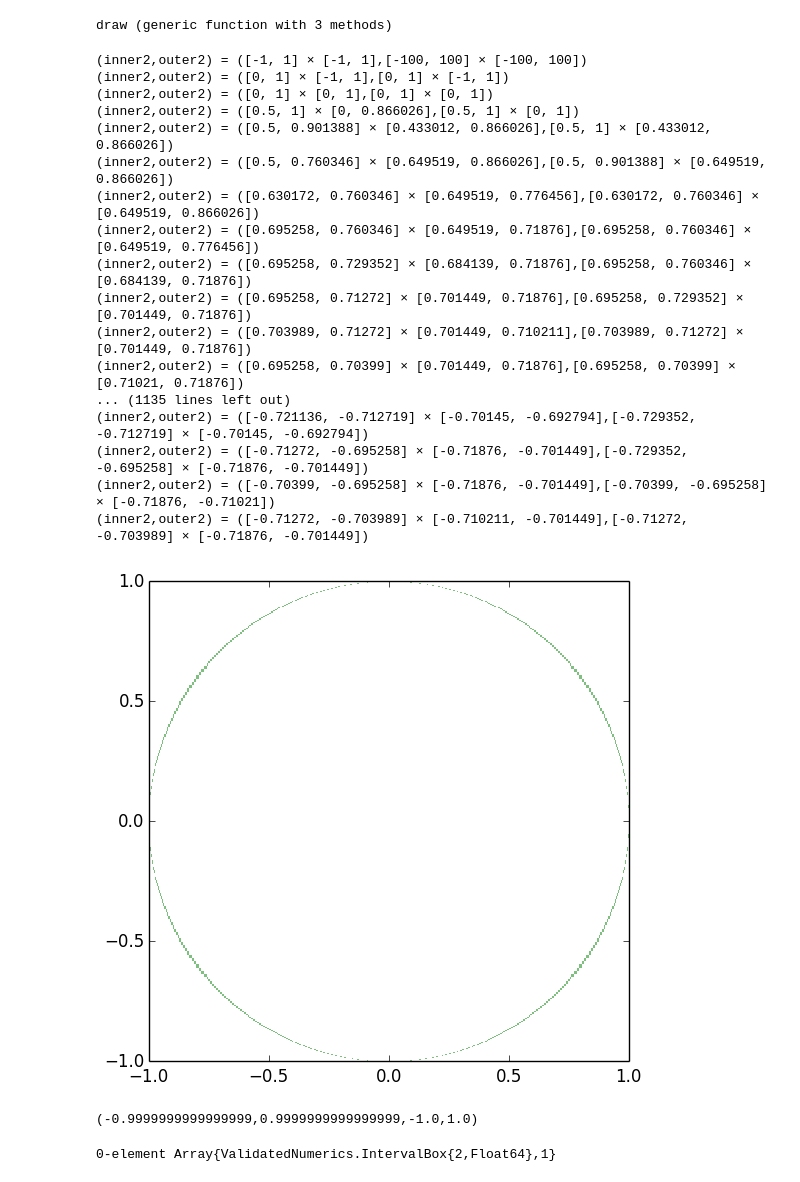
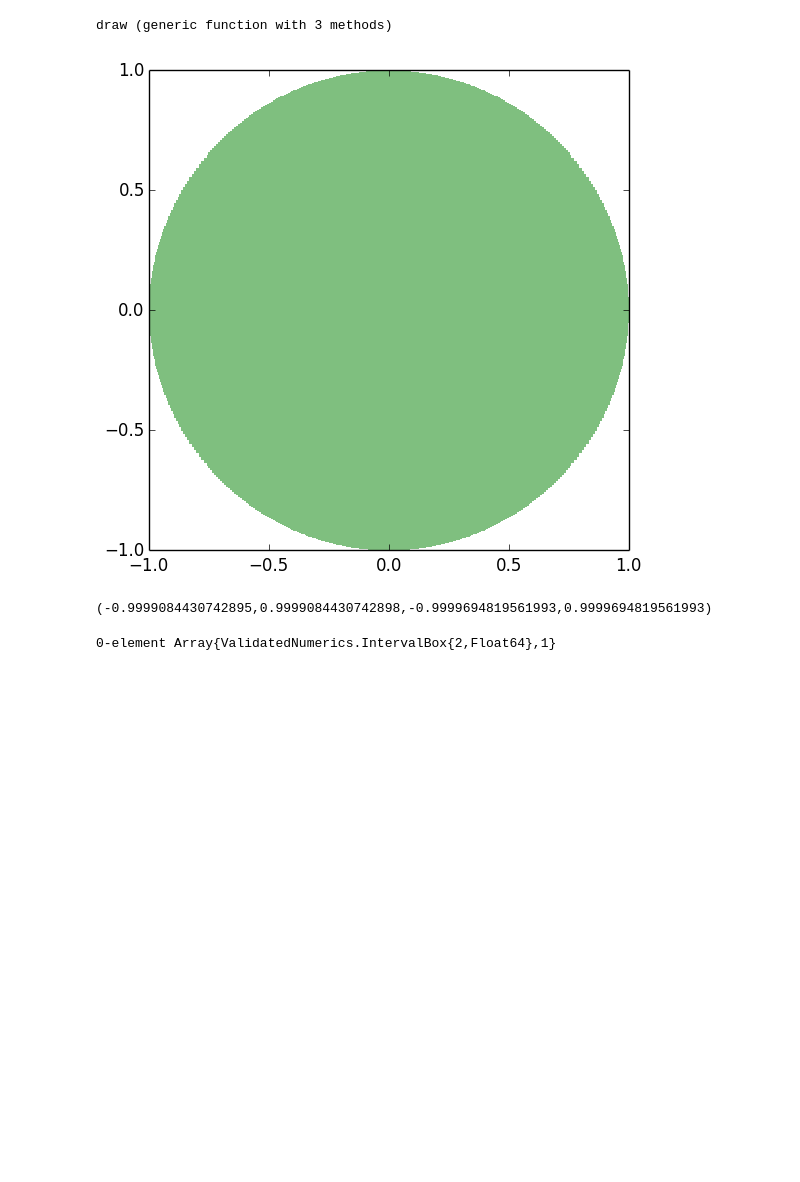
Before and after one commit to JuliaIntervals/IntervalConstraintProgramming.jl, a Jupyter notebook: examples/Set inversion with separators examples.ipynb, the cells around one changed output. Drawn from its saved outputs; the diff is of its cells as text; code cells hidden in the pictures; blank space fills up the shorter version.

```diff
--- a/examples/Set inversion with separators examples.ipynb
+++ b/examples/Set inversion with separators examples.ipynb
@@ -25,27 +25,10 @@ draw (generic function with 3 methods)
 # %%
 X = IntervalBox(-100..100, -100..100)
 inner, boundary = set_inversion(S1, X, ldexp(1., -6))
-draw(boundary)
+draw(inner)
 # %% [output]
+[figure, new version]
-(inner2,outer2) = ([-1, 1] × [-1, 1],[-100, 100] × [-100, 100])
-(inner2,outer2) = ([0, 1] × [-1, 1],[0, 1] × [-1, 1])
-(inner2,outer2) = ([0, 1] × [0, 1],[0, 1] × [0, 1])
-(inner2,outer2) = ([0.5, 1] × [0, 0.866026],[0.5, 1] × [0, 1])
-(inner2,outer2) = ([0.5, 0.901388] × [0.433012, 0.866026],[0.5, 1] × [0.433012, 0.866026])
-(inner2,outer2) = ([0.5, 0.760346] × [0.649519, 0.866026],[0.5, 0.901388] × [0.649519, 0.866026])
-(inner2,outer2) = ([0.630172, 0.760346] × [0.649519, 0.776456],[0.630172, 0.760346] × [0.649519, 0.866026])
-(inner2,outer2) = ([0.695258, 0.760346] × [0.649519, 0.71876],[0.695258, 0.760346] × [0.649519, 0.776456])
-(inner2,outer2) = ([0.695258, 0.729352] × [0.684139, 0.71876],[0.695258, 0.760346] × [0.684139, 0.71876])
-(inner2,outer2) = ([0.695258, 0.71272] × [0.701449, 0.71876],[0.695258, 0.729352] × [0.701449, 0.71876])
-(inner2,outer2) = ([0.703989, 0.71272] × [0.701449, 0.710211],[0.703989, 0.71272] × [0.701449, 0.71876])
-(inner2,outer2) = ([0.695258, 0.70399] × [0.701449, 0.71876],[0.695258, 0.70399] × [0.71021, 0.71876])
-... (1135 lines left out)
-(inner2,outer2) = ([-0.721136, -0.712719] × [-0.70145, -0.692794],[-0.729352, -0.712719] × [-0.70145, -0.692794])
-(inner2,outer2) = ([-0.71272, -0.695258] × [-0.71876, -0.701449],[-0.729352, -0.695258] × [-0.71876, -0.701449])
-(inner2,outer2) = ([-0.70399, -0.695258] × [-0.71876, -0.701449],[-0.70399, -0.695258] × [-0.71876, -0.71021])
-(inner2,outer2) = ([-0.71272, -0.703989] × [-0.710211, -0.701449],[-0.71272, -0.703989] × [-0.71876, -0.701449])
+(-0.9999084430742895,0.9999084430742898,-0.9999694819561993,0.9999694819561993)
-[figure, old version]
-(-0.9999999999999999,0.9999999999999999,-1.0,1.0)
 # %%
 inner
 # %% [output]
```
Also changed, not shown: parts of 10 cells of this notebook, 2 other files.
